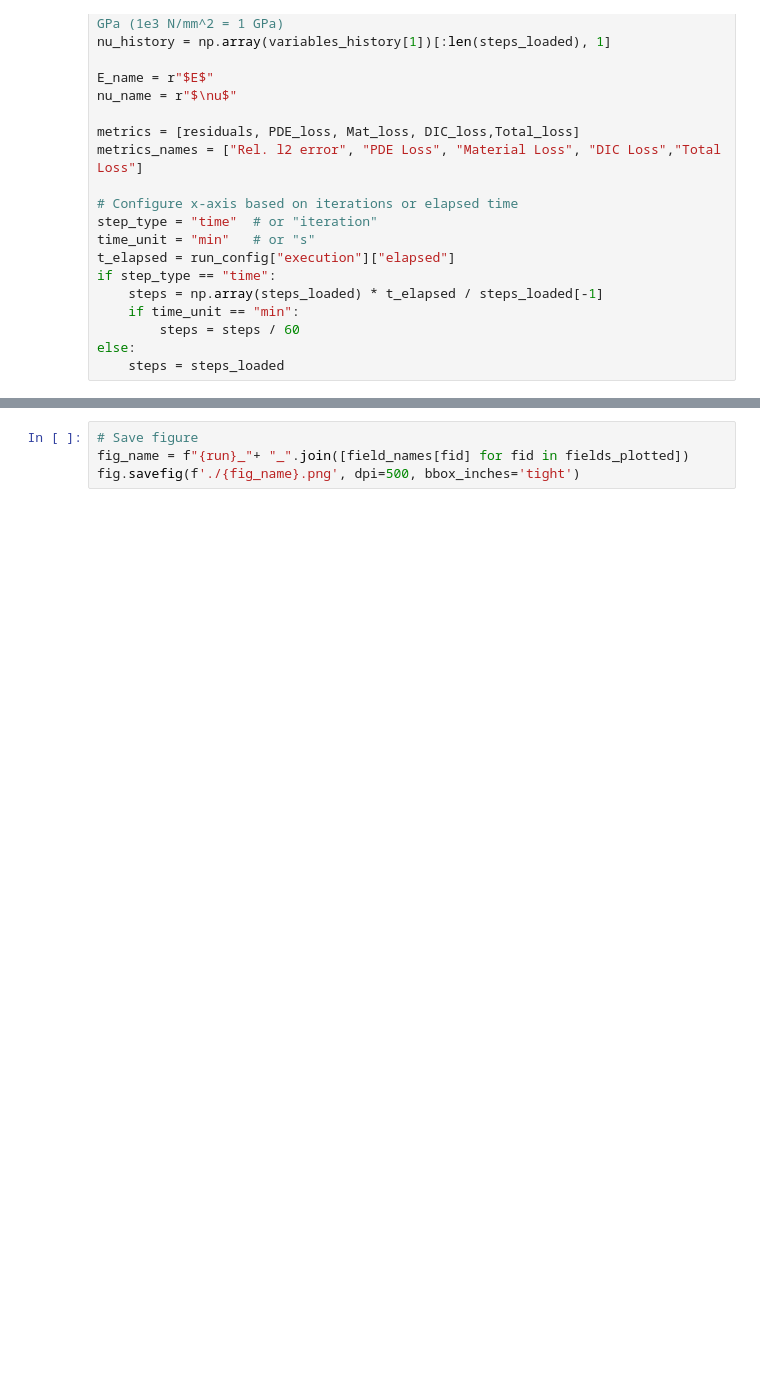
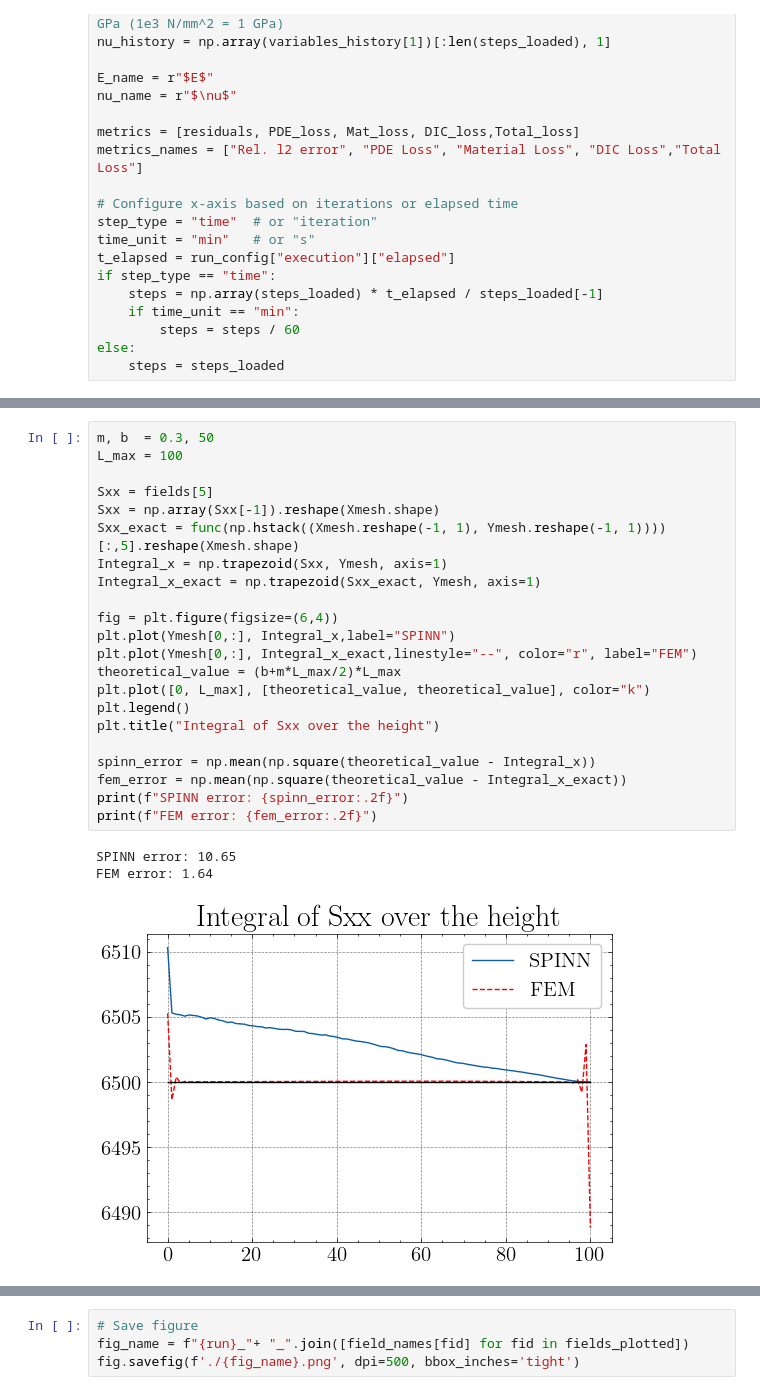
Before and after one commit to bonneted/PINN-MT2.0, a Jupyter notebook: 1_side_loaded_plate/2_noise_study/plot_one_run.ipynb, the cells around one changed output, grey strips where cells are left out. Drawn from its saved outputs; the diff is of its cells as text; blank space fills up the shorter version.

```diff
--- a/1_side_loaded_plate/2_noise_study/plot_one_run.ipynb
+++ b/1_side_loaded_plate/2_noise_study/plot_one_run.ipynb
@@ -234,0 +235,26 @@ Fig width: 18.0, set it to 6.00 < 6.34 (A4 with margins) in latex to have a prin
+# %%
+m, b  = 0.3, 50
+L_max = 100
+
+Sxx = fields[5]
+Sxx = np.array(Sxx[-1]).reshape(Xmesh.shape)
+Sxx_exact = func(np.hstack((Xmesh.reshape(-1, 1), Ymesh.reshape(-1, 1))))[:,5].reshape(Xmesh.shape)
+Integral_x = np.trapezoid(Sxx, Ymesh, axis=1)
+Integral_x_exact = np.trapezoid(Sxx_exact, Ymesh, axis=1)
+
+fig = plt.figure(figsize=(6,4))
+plt.plot(Ymesh[0,:], Integral_x,label="SPINN")
+plt.plot(Ymesh[0,:], Integral_x_exact,linestyle="--", color="r", label="FEM")
+theoretical_value = (b+m*L_max/2)*L_max
+plt.plot([0, L_max], [theoretical_value, theoretical_value], color="k")
+plt.legend()
+plt.title("Integral of Sxx over the height")
+
+spinn_error = np.mean(np.square(theoretical_value - Integral_x))
+fem_error = np.mean(np.square(theoretical_value - Integral_x_exact))
+print(f"SPINN error: {spinn_error:.2f}")
+print(f"FEM error: {fem_error:.2f}")
+# %% [output]
+SPINN error: 10.65
+FEM error: 1.64
+[figure, added]
```
Also changed, not shown: parts of 6 cells of this notebook, 1 other file.
